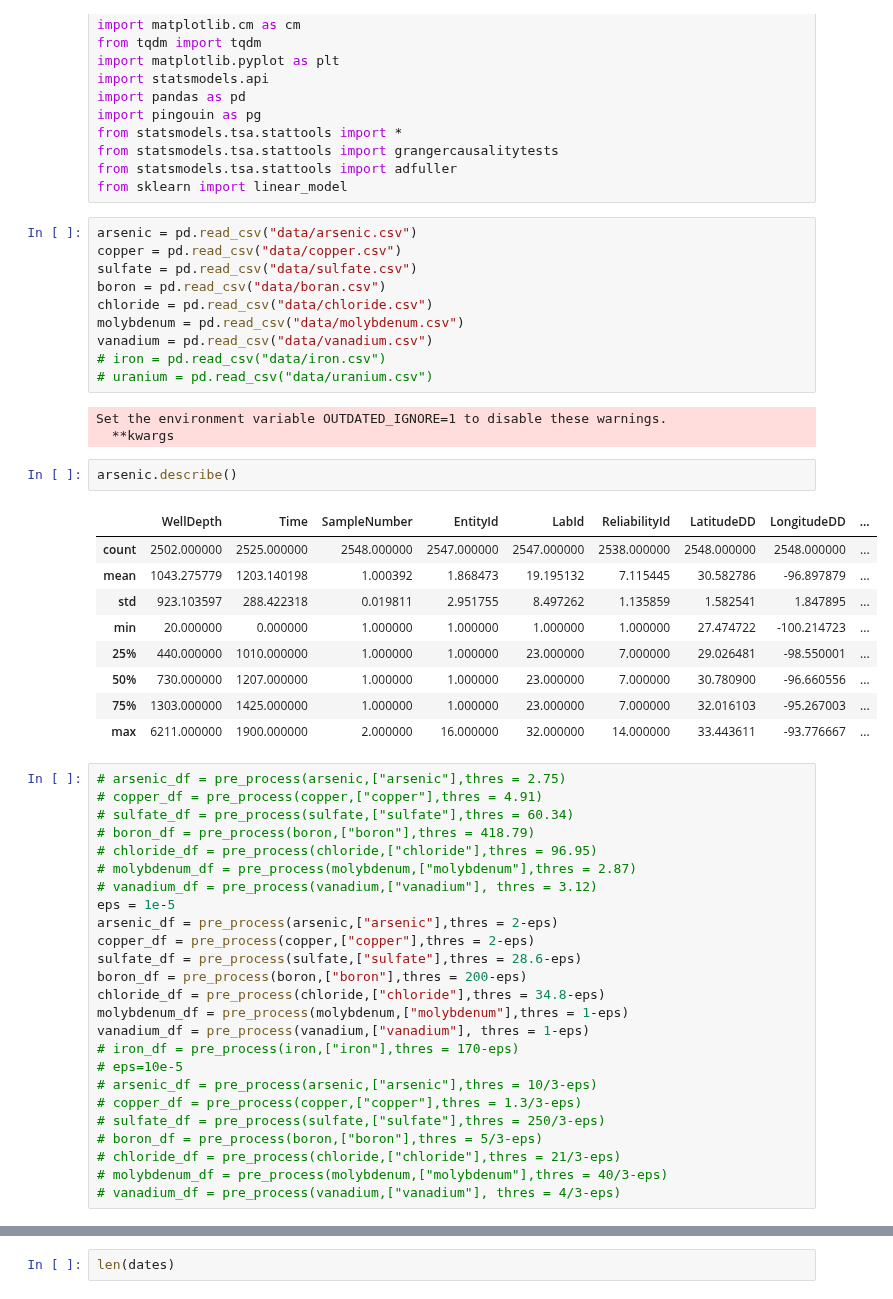
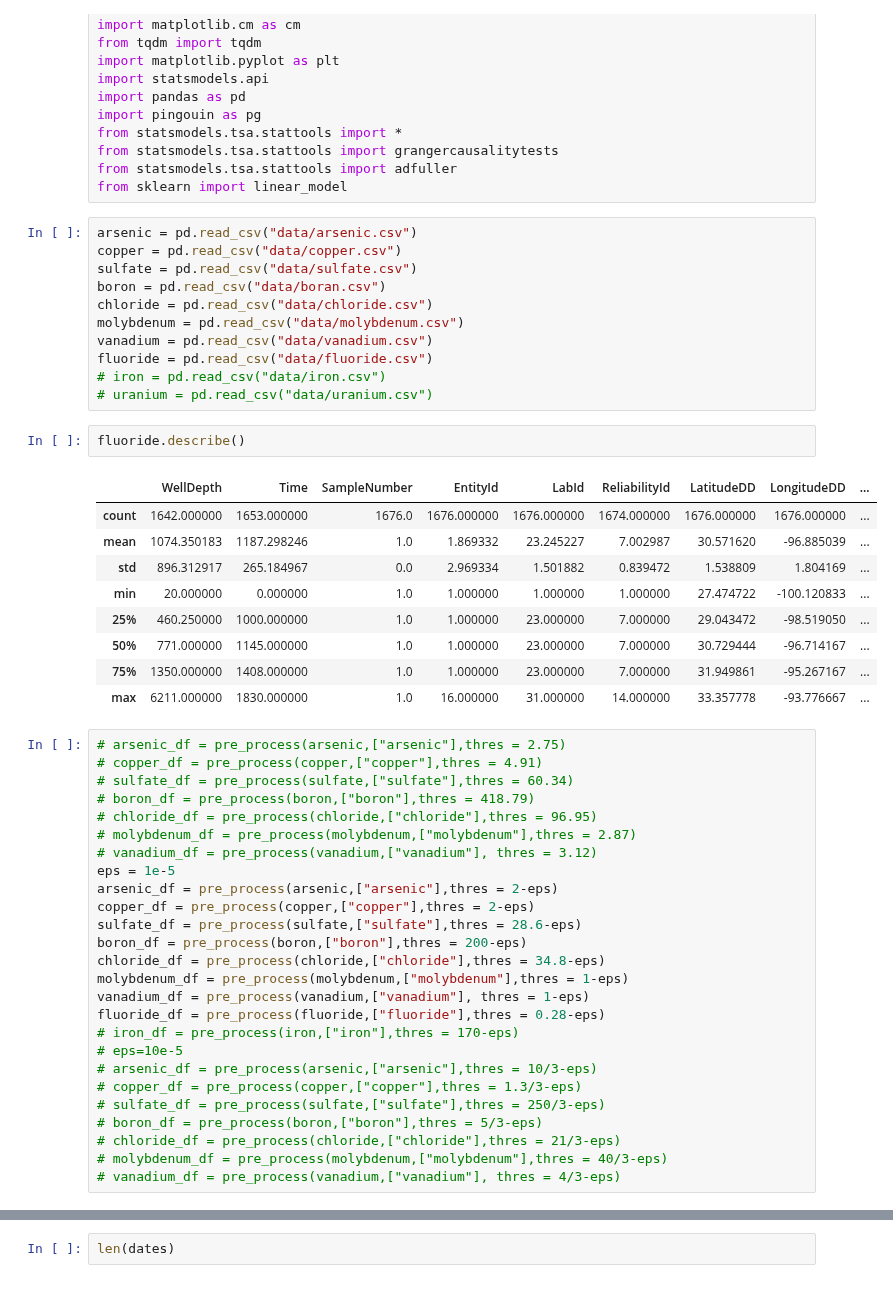
Before and after one commit to SU-Hongs/UROP_mining, a Jupyter notebook: groundwater/groundwater.ipynb, the cells around one changed output, grey strips where cells are left out. Drawn from its saved outputs; the diff is of its cells as text.

```diff
--- a/groundwater/groundwater.ipynb
+++ b/groundwater/groundwater.ipynb
@@ -23,23 +23,21 @@ boron = pd.read_csv("data/boran.csv")
 chloride = pd.read_csv("data/chloride.csv")
 molybdenum = pd.read_csv("data/molybdenum.csv")
 vanadium = pd.read_csv("data/vanadium.csv")
+fluoride = pd.read_csv("data/fluoride.csv")
 # iron = pd.read_csv("data/iron.csv")
 # uranium = pd.read_csv("data/uranium.csv")
-# %% [output]
-Set the environment variable OUTDATED_IGNORE=1 to disable these warnings.
-  **kwargs
 # %%
-arsenic.describe()
+fluoride.describe()
 # %% [output]
 |  | WellDepth | Time | SampleNumber | EntityId | LabId | ReliabilityId | LatitudeDD | LongitudeDD | ... |
-| count | 2502.000000 | 2525.000000 | 2548.000000 | 2547.000000 | 2547.000000 | 2538.000000 | 2548.000000 | 2548.000000 | ... |
-| mean | 1043.275779 | 1203.140198 | 1.000392 | 1.868473 | 19.195132 | 7.115445 | 30.582786 | -96.897879 | ... |
-| std | 923.103597 | 288.422318 | 0.019811 | 2.951755 | 8.497262 | 1.135859 | 1.582541 | 1.847895 | ... |
-| min | 20.000000 | 0.000000 | 1.000000 | 1.000000 | 1.000000 | 1.000000 | 27.474722 | -100.214723 | ... |
-| 25% | 440.000000 | 1010.000000 | 1.000000 | 1.000000 | 23.000000 | 7.000000 | 29.026481 | -98.550001 | ... |
-| 50% | 730.000000 | 1207.000000 | 1.000000 | 1.000000 | 23.000000 | 7.000000 | 30.780900 | -96.660556 | ... |
-| 75% | 1303.000000 | 1425.000000 | 1.000000 | 1.000000 | 23.000000 | 7.000000 | 32.016103 | -95.267003 | ... |
-| max | 6211.000000 | 1900.000000 | 2.000000 | 16.000000 | 32.000000 | 14.000000 | 33.443611 | -93.776667 | ... |
+| count | 1642.000000 | 1653.000000 | 1676.0 | 1676.000000 | 1676.000000 | 1674.000000 | 1676.000000 | 1676.000000 | ... |
+| mean | 1074.350183 | 1187.298246 | 1.0 | 1.869332 | 23.245227 | 7.002987 | 30.571620 | -96.885039 | ... |
+| std | 896.312917 | 265.184967 | 0.0 | 2.969334 | 1.501882 | 0.839472 | 1.538809 | 1.804169 | ... |
+| min | 20.000000 | 0.000000 | 1.0 | 1.000000 | 1.000000 | 1.000000 | 27.474722 | -100.120833 | ... |
+| 25% | 460.250000 | 1000.000000 | 1.0 | 1.000000 | 23.000000 | 7.000000 | 29.043472 | -98.519050 | ... |
+| 50% | 771.000000 | 1145.000000 | 1.0 | 1.000000 | 23.000000 | 7.000000 | 30.729444 | -96.714167 | ... |
+| 75% | 1350.000000 | 1408.000000 | 1.0 | 1.000000 | 23.000000 | 7.000000 | 31.949861 | -95.267167 | ... |
+| max | 6211.000000 | 1830.000000 | 1.0 | 16.000000 | 31.000000 | 14.000000 | 33.357778 | -93.776667 | ... |
 # %%
 # arsenic_df = pre_process(arsenic,["arsenic"],thres = 2.75)
 # copper_df = pre_process(copper,["copper"],thres = 4.91)
@@ -56,6 +54,7 @@ boron_df = pre_process(boron,["boron"],thres = 200-eps)
 chloride_df = pre_process(chloride,["chloride"],thres = 34.8-eps)
 molybdenum_df = pre_process(molybdenum,["molybdenum"],thres = 1-eps)
 vanadium_df = pre_process(vanadium,["vanadium"], thres = 1-eps)
+fluoride_df = pre_process(fluoride,["fluoride"],thres = 0.28-eps)
 # iron_df = pre_process(iron,["iron"],thres = 170-eps)
 # eps=10e-5
 # arsenic_df = pre_process(arsenic,["arsenic"],thres = 10/3-eps)
```
Also changed, not shown: parts of 13 cells of this notebook, 4 other files.
